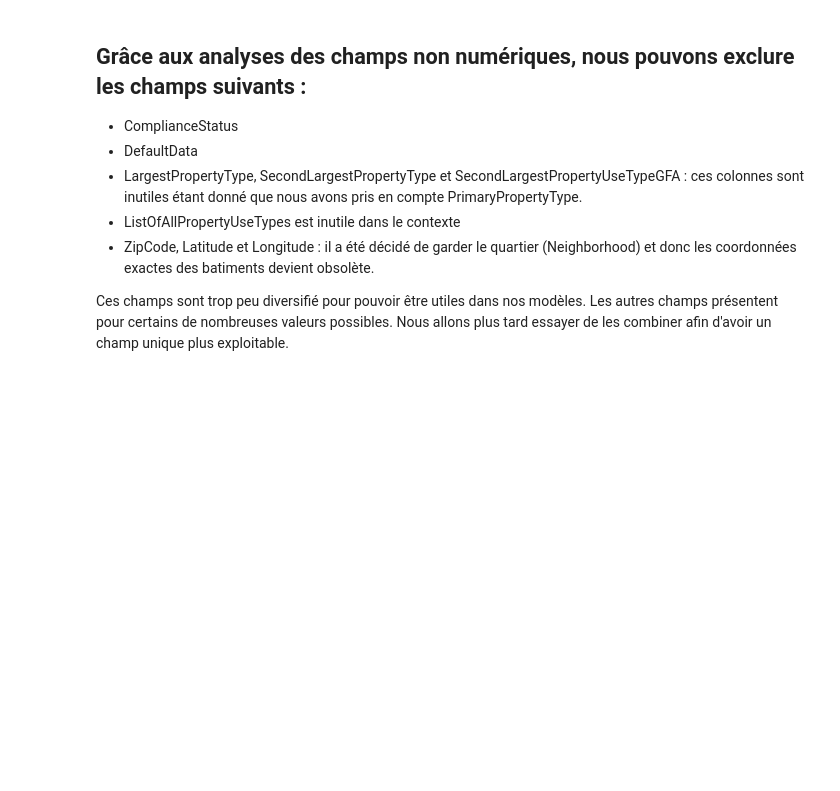
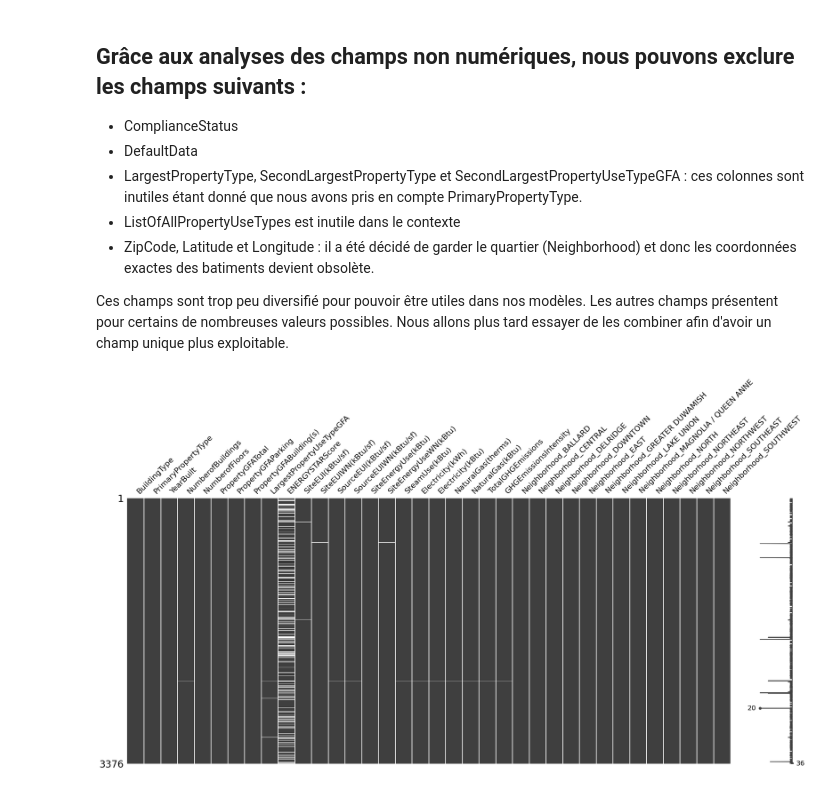
Before and after one commit to CharbonneauJean/OC-Projet3, a Jupyter notebook: analyse_exploratoire.ipynb, the cells around one changed output. Drawn from its saved outputs; the diff is of its cells as text; code cells hidden in the pictures; blank space fills up the shorter version.

```diff
--- a/analyse_exploratoire.ipynb
+++ b/analyse_exploratoire.ipynb
@@ -383,3 +383,8 @@ df = DataEngineering.remove_columns_by_name(df, ['ComplianceStatus', 'DefaultDat
 # %%
 # write the resulting dataframe to a csv file
 df.to_csv('data/clean.csv', index=False)
+# %%
+# Analyse après nettoyage et engineering des données
+DataAnalysis.show_columns_population(df, type='matrix')
+# %% [output]
+[figure, added]
```
Also changed, not shown: parts of 5 cells of this notebook, 1 other file.
